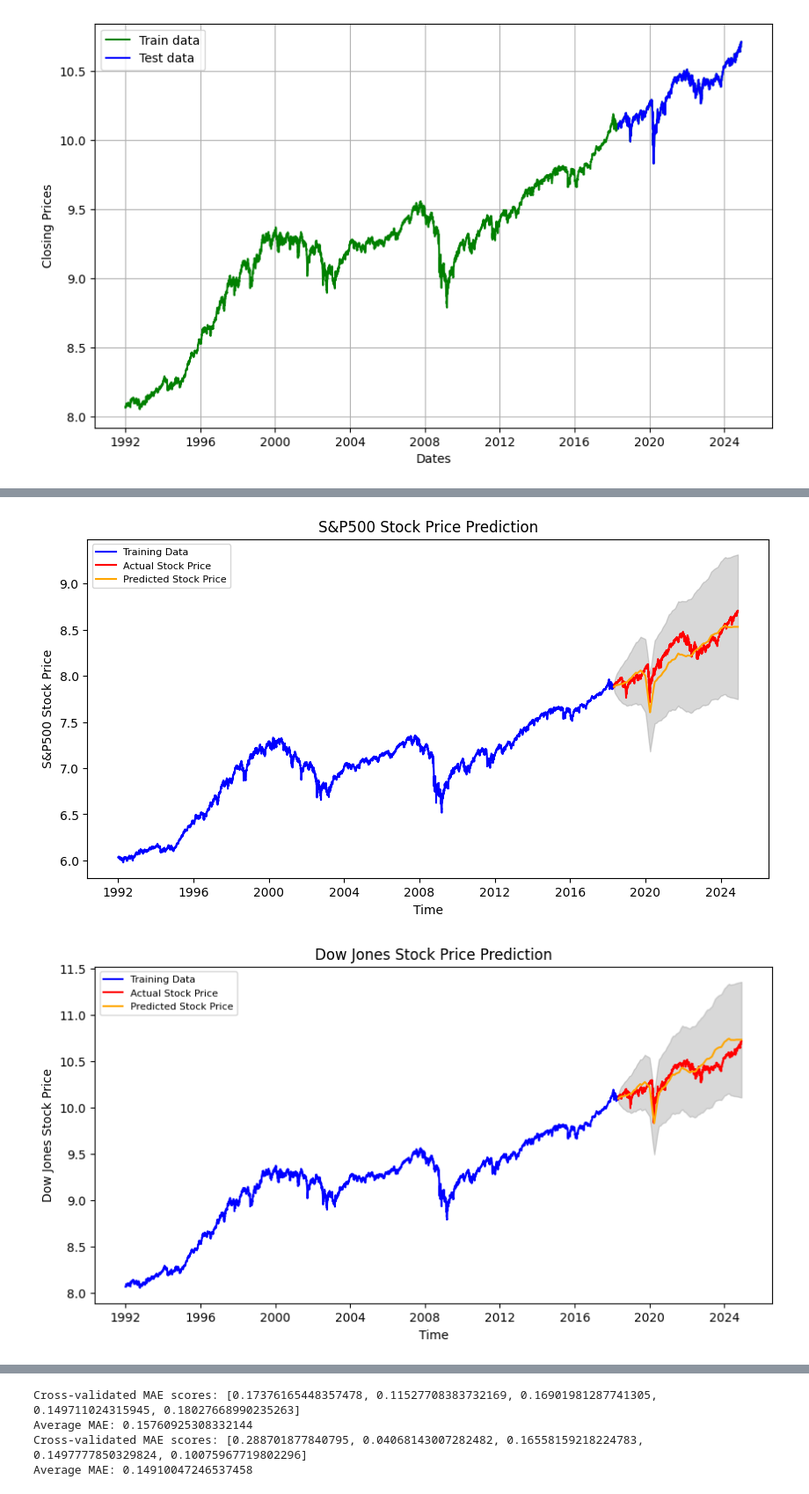
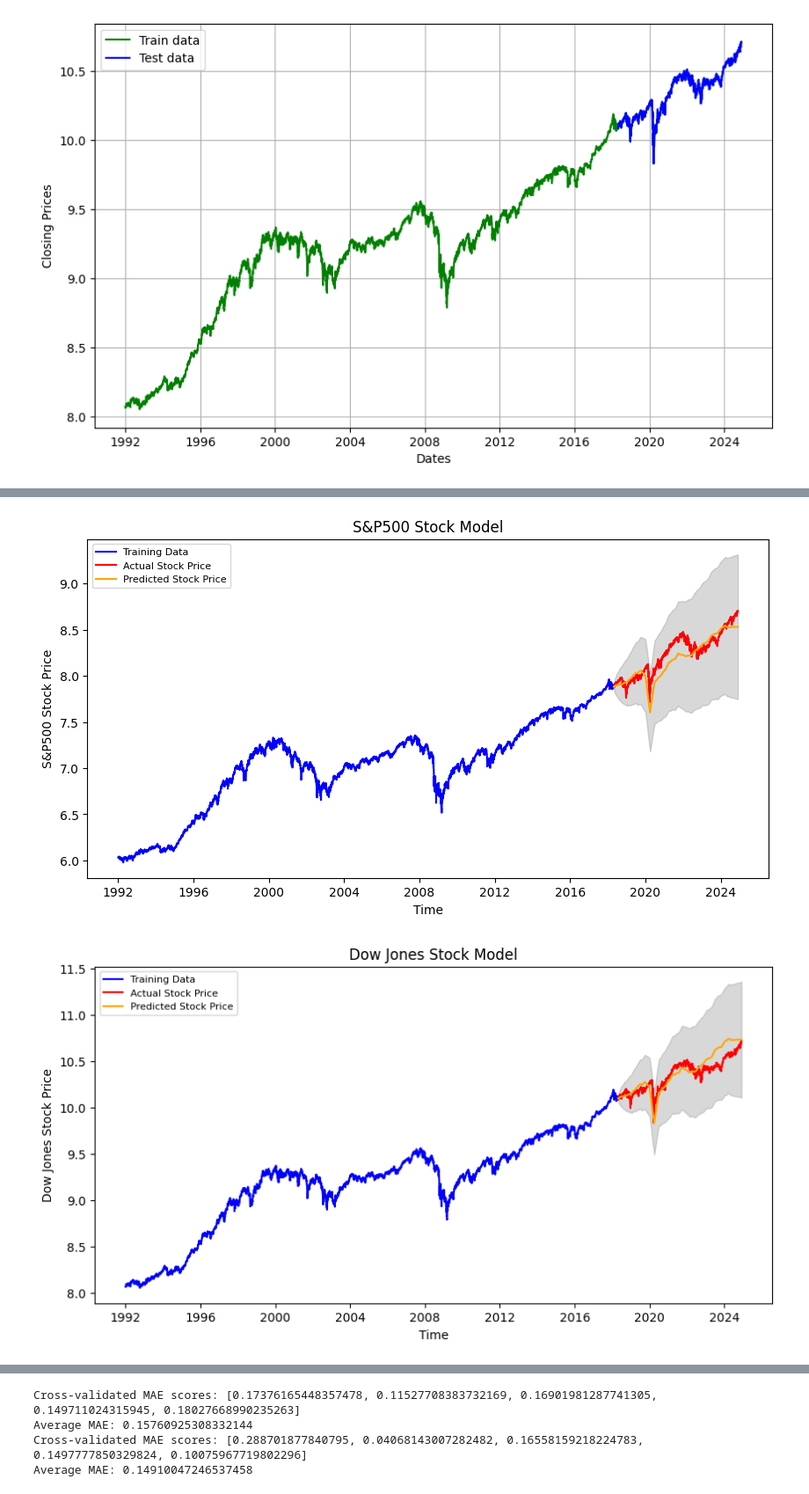
Before and after one commit to MichaelP901/Stock-Market-Predictor, a Jupyter notebook: capstone.ipynb, the cells around one changed output, grey strips where cells are left out. Shown at 88% size. Saved outputs shown, nothing was run; the diff lists cells and outputs as text; code cells hidden in the pictures.

```diff
--- a/capstone.ipynb
+++ b/capstone.ipynb
@@ -527,13 +710,18 @@ Covariance Type:                  opg
 Warnings:
 [1] Covariance matrix calculated using the outer product of gradients (complex-step).
 # %%
+### S&P500
 
 # Forecast
-forecast = results_sp500.get_forecast(steps=len(test_sp500), exog=test_exog, alpha=0.05)
+forecast_sp500 = results_sp500.get_forecast(
+    steps=len(test_sp500),
+    exog=test_exog,
+    alpha=0.05
+)
 
 # Extract predicted mean and confidence intervals
-fc_sp500 = forecast.predicted_mean
-conf_sp500 = forecast.conf_int()
+fc_sp500 = forecast_sp500.predicted_mean
+conf_sp500 = forecast_sp500.conf_int()
 
 
 
@@ -542,50 +730,68 @@ fc_sp500.index = test_sp500.index
 conf_sp500.index = test_sp500.index
 
 # Convert to pandas series
-fc_series = pd.Series(fc_sp500, index=test_sp500.index)
-lower_series = pd.Series(conf_sp500.iloc[:, 0], index=test_sp500.index)
-upper_series = pd.Series(conf_sp500.iloc[:, 1], index=test_sp500.index)
+fc_series_sp500 = pd.Series(fc_sp500, index=test_sp500.index)
+lower_series_sp500 = pd.Series(conf_sp500.iloc[:, 0], index=test_sp500.index)
+upper_series_sp500 = pd.Series(conf_sp500.iloc[:, 1], index=test_sp500.index)
 
 # Plot
 plt.figure(figsize=(10, 5), dpi=100)
 plt.plot(train_sp500, label='Training Data', color='blue')
 plt.plot(test_sp500, label='Actual Stock Price', color='red')
-plt.plot(fc_series, label='Predicted Stock Price', color='orange')
-plt.fill_between(lower_series.index, lower_series, upper_series, color='gray', alpha=0.3)
-plt.title('S&P500 Stock Price Prediction')
+plt.plot(fc_series_sp500, label='Predicted Stock Price', color='orange')
+plt.fill_between(
+    lower_series_sp500.index,
+    lower_series_sp500,
+    upper_series_sp500,
+    color='gray',
+    alpha=0.3
+)
+plt.title('S&P500 Stock Model')
 plt.xlabel('Time')
 plt.ylabel('S&P500 Stock Price')
 plt.legend(loc='upper left', fontsize=8)
 plt.show()
 
 
+### Dow
+
 # Forecast
-forecast = results_dowjones.get_forecast(steps=len(test_dowjones), exog=test_exog, alpha=0.05)
+forecast_dowjones = results_dowjones.get_forecast(
+    steps=len(test_dowjones),
+    exog=test_exog,
+    alpha=0.05
+)
 
 # Extract predicted mean and confidence intervals
-fc_dowjones = forecast.predicted_mean
-conf_dowjones = forecast.conf_int()
+fc_dowjones = forecast_dowjones.predicted_mean
+conf_dowjones = forecast_dowjones.conf_int()
 
 # Align indices
 fc_dowjones.index = test_dowjones.index
 conf_dowjones.index = test_dowjones.index
 
 # Convert to pandas series
-fc_series = pd.Series(fc_dowjones, index=test_dowjones.index)
-lower_series = pd.Series(conf_dowjones.iloc[:, 0], index=test_dowjones.index)
-upper_series = pd.Series(conf_dowjones.iloc[:, 1], index=test_dowjones.index)
+fc_series_dowjones = pd.Series(fc_dowjones, index=test_dowjones.index)
+lower_series_dowjones = pd.Series(conf_dowjones.iloc[:, 0], index=test_dowjones.index)
+upper_series_dowjones = pd.Series(conf_dowjones.iloc[:, 1], index=test_dowjones.index)
 
 # Plot
 plt.figure(figsize=(10, 5), dpi=100)
 plt.plot(train_dowjones, label='Training Data', color='blue')
 plt.plot(test_dowjones, label='Actual Stock Price', color='red')
-plt.plot(fc_series, label='Predicted Stock Price', color='orange')
-plt.fill_between(lower_series.index, lower_series, upper_series, color='gray', alpha=0.3)
-plt.title('Dow Jones Stock Price Prediction')
+plt.plot(fc_series_dowjones, label='Predicted Stock Price', color='orange')
+plt.fill_between(
+    lower_series_dowjones.index,
+    lower_series_dowjones,
+    upper_series_dowjones,
+    color='gray',
+    alpha=0.3
+)
+plt.title('Dow Jones Stock Model')
 plt.xlabel('Time')
 plt.ylabel('Dow Jones Stock Price')
 plt.legend(loc='upper left', fontsize=8)
 plt.show()
 # %% [output]
-[figure, old version]
+[figure, new version]
-[figure, old version]
+[figure, new version]
```
Also changed, not shown: parts of 15 cells of this notebook.
